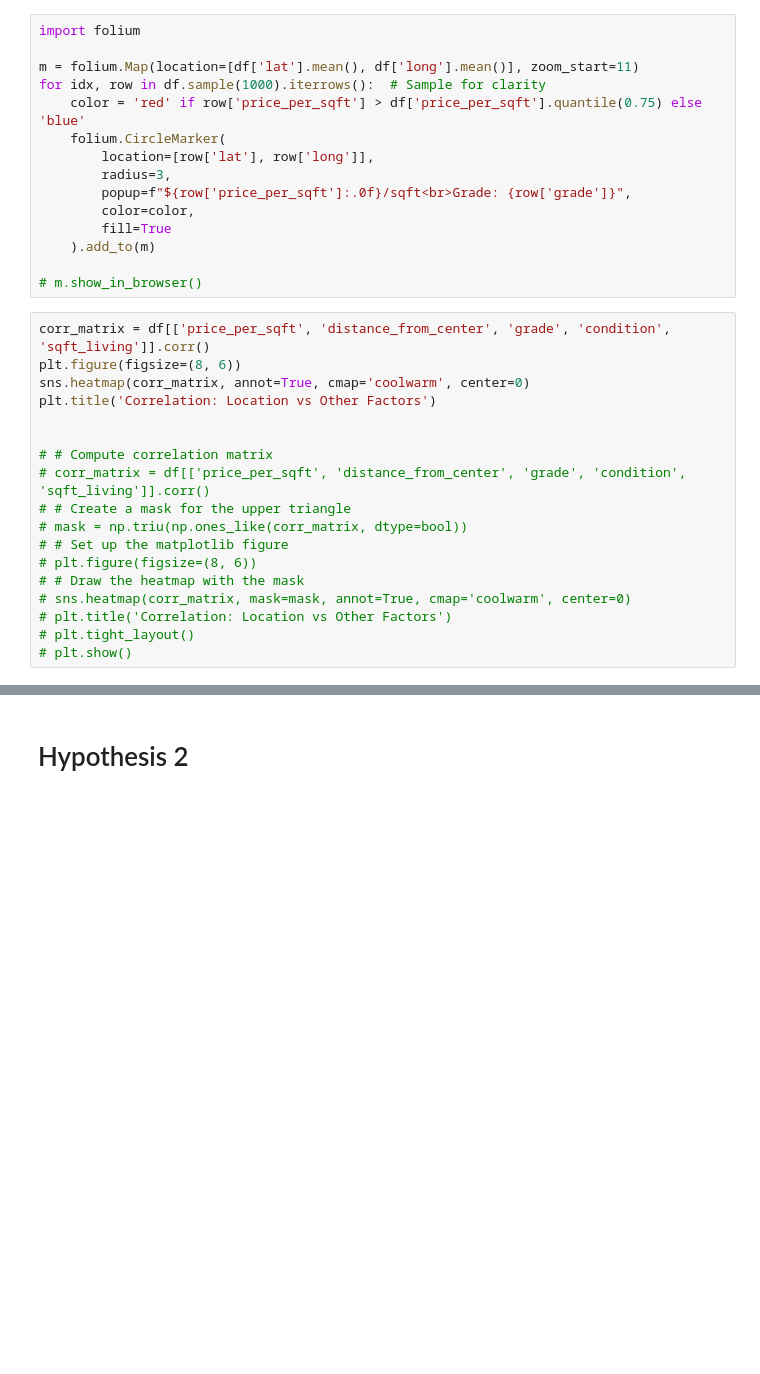
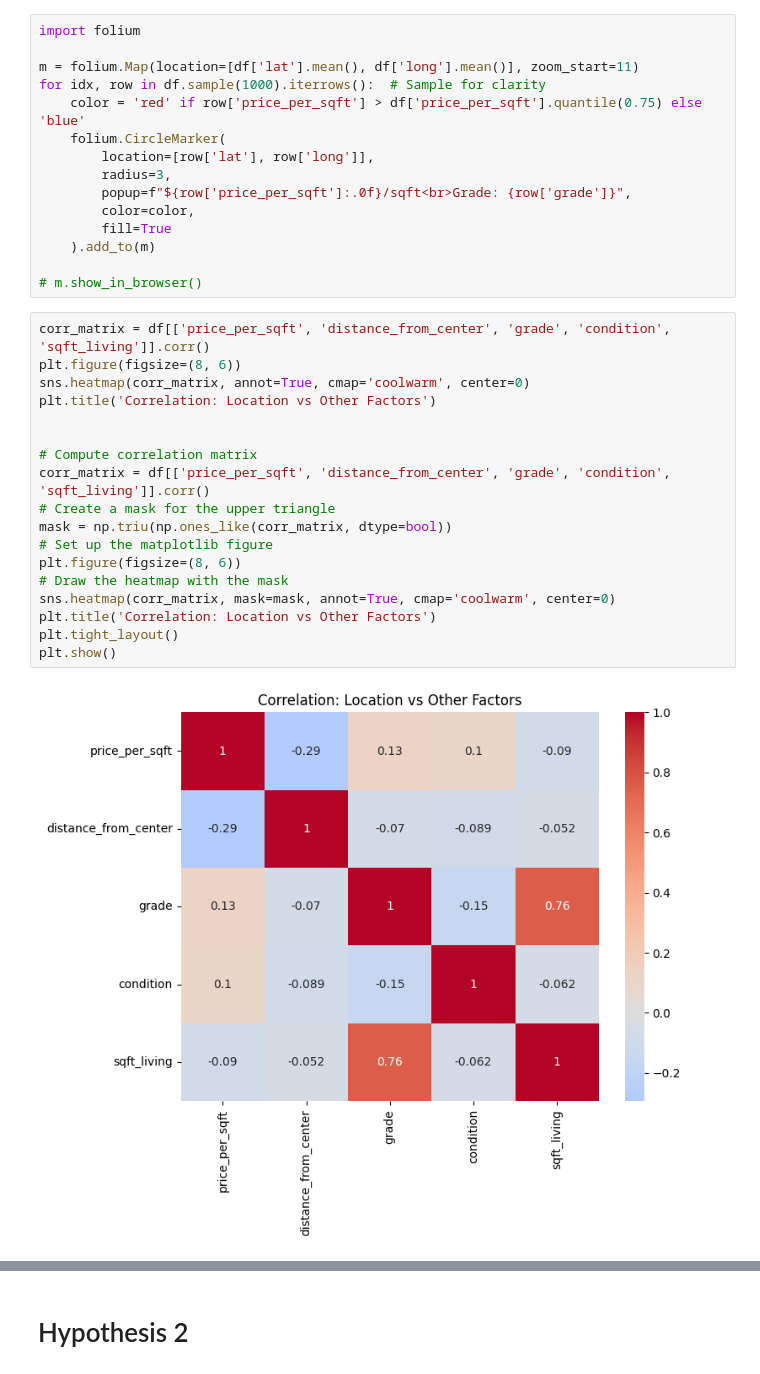
Before and after one commit to vaibhavredekar/ds-eda-project, a Jupyter notebook: eda_hypo.ipynb, the cells around one changed output, grey strips where cells are left out. Cells and saved outputs as stored; diff of their text form; blank space fills up the shorter version.

Commit message:
[Add]: Plots and presentation files

```diff
--- a/eda_hypo.ipynb
+++ b/eda_hypo.ipynb
@@ -70,18 +96,20 @@ for idx, row in df.sample(1000).iterrows():  # Sample for clarity
 # %%
 corr_matrix = df[['price_per_sqft', 'distance_from_center', 'grade', 'condition', 'sqft_living']].corr()
 plt.figure(figsize=(8, 6))
 sns.heatmap(corr_matrix, annot=True, cmap='coolwarm', center=0)
 plt.title('Correlation: Location vs Other Factors')
 
 
-# # Compute correlation matrix
-# corr_matrix = df[['price_per_sqft', 'distance_from_center', 'grade', 'condition', 'sqft_living']].corr()
-# # Create a mask for the upper triangle
-# mask = np.triu(np.ones_like(corr_matrix, dtype=bool))
-# # Set up the matplotlib figure
-# plt.figure(figsize=(8, 6))
-# # Draw the heatmap with the mask
-# sns.heatmap(corr_matrix, mask=mask, annot=True, cmap='coolwarm', center=0)
-# plt.title('Correlation: Location vs Other Factors')
-# plt.tight_layout()
-# plt.show()
+# Compute correlation matrix
+corr_matrix = df[['price_per_sqft', 'distance_from_center', 'grade', 'condition', 'sqft_living']].corr()
+# Create a mask for the upper triangle
+mask = np.triu(np.ones_like(corr_matrix, dtype=bool))
+# Set up the matplotlib figure
+plt.figure(figsize=(8, 6))
+# Draw the heatmap with the mask
+sns.heatmap(corr_matrix, mask=mask, annot=True, cmap='coolwarm', center=0)
+plt.title('Correlation: Location vs Other Factors')
+plt.tight_layout()
+plt.show()
+# %% [output]
+[figure, added]
```
Also changed, not shown: parts of 14 cells of this notebook, 13 other files.
